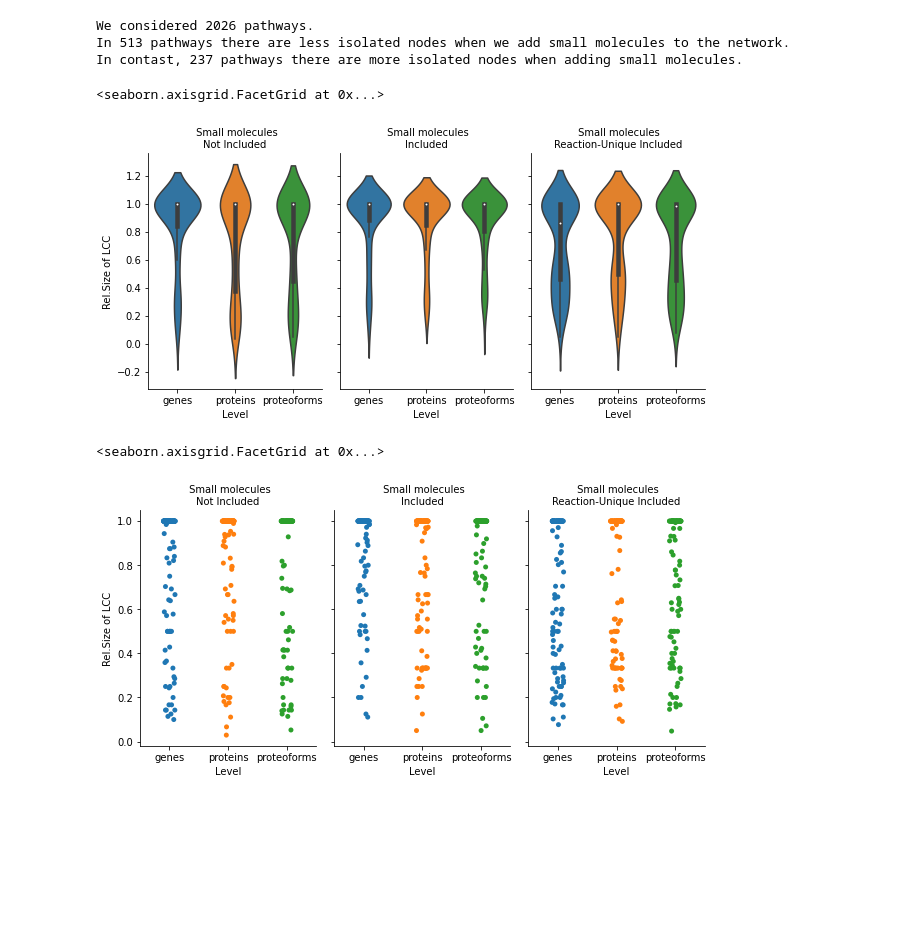
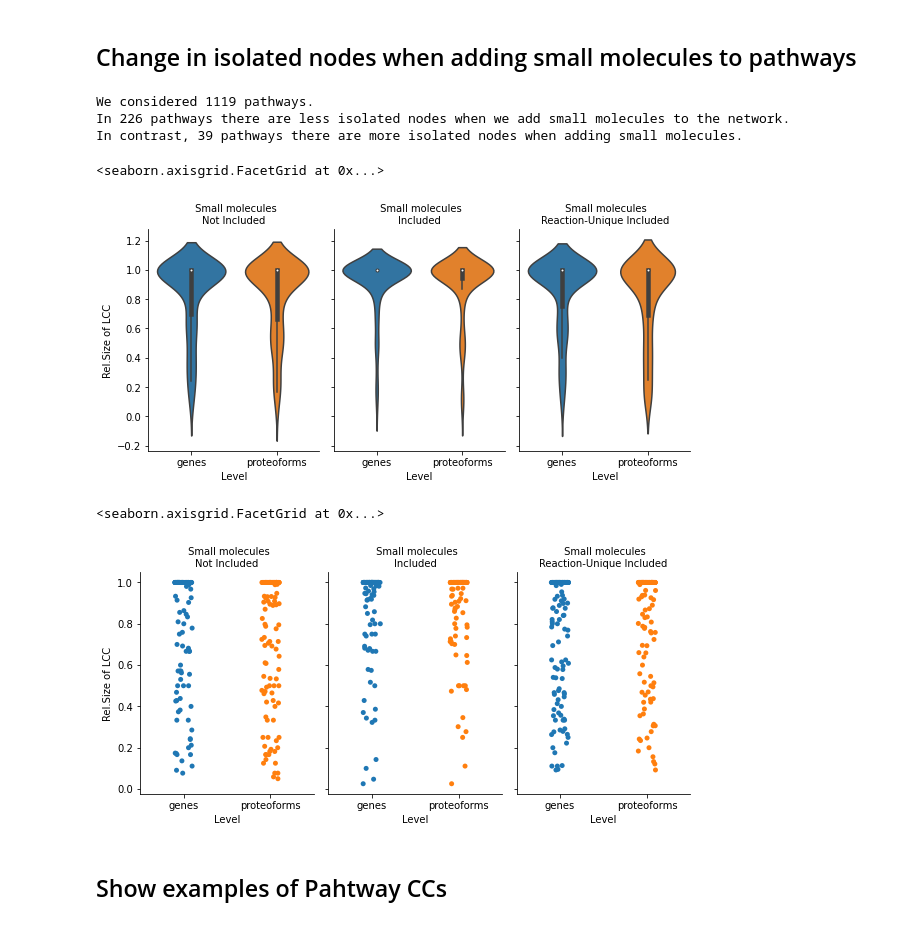
Before and after one commit to PathwayAnalysisPlatform/ProteoformNetworks, a Jupyter notebook: src/Python/2_4_connectedness.ipynb, the cells around one changed output. Drawn from its saved outputs; the diff is of its cells as text; code cells hidden in the pictures; blank space fills up the shorter version.

Commit message:
Update connected components tables and figures to only genes and proteoforms

```diff
--- a/src/Python/2_4_connectedness.ipynb
+++ b/src/Python/2_4_connectedness.ipynb
@@ -24,4 +38,4 @@ Working directory: c:\git\pathwayanalysisplatform\proteoformnetworks
 # %%
 index = get_multiindex()
-interactomes_no_sm, interactomes_with_sm, interactomes_with_unique_sm = get_interactomes(GRAPHS_PATH)
-interactomes = [*interactomes_no_sm.values(), *interactomes_with_sm.values(), *interactomes_with_unique_sm.values()]
+interactomes_no_sm, interactomes_with_sm, interactomes_with_unique_sm = get_interactomes(DATA_REACTOME_PATH, INTERACTOMES_PATH)
+interactomes = [interactomes_no_sm[genes], interactomes_no_sm[proteoforms], interactomes_with_sm[genes], interactomes_with_sm[proteoforms], interactomes_with_unique_sm[genes], interactomes_with_unique_sm[proteoforms]]
@@ -106,0 +122,14 @@ df_interactomes[columns[2:]]
+# %%
+proteoforms_no_annotations = [node for node in interactomes_no_sm['proteoforms'].nodes if not any((c in {':', '-'}) for c in str(node))]
+proteoforms_with_annotations = [node for node in interactomes_no_sm['proteoforms'].nodes if any((c in {':', '-'}) for c in str(node))]
+
+pathways_map = nx.get_node_attributes(interactomes_no_sm[proteoforms], "pathways")
+selected_pathways = set()
+
+for proteoform in proteoforms_with_annotations:
+    for pathway in pathways_map[proteoform]:
+        selected_pathways.add(pathway)
+print(f"There are {len(selected_pathways)} pathways with proteoforms with annotations.")
+df_selected_pathways = pd.DataFrame(selected_pathways, columns=["Pathway"])
+df_selected_pathways.sort_values(by=["Pathway"], inplace=True)
+df_selected_pathways
@@ -172,0 +196,4 @@ df_pathways
+# %%
+df_ccs_pathways = pd.DataFrame.from_records(data_pathways, columns=columns_for_pathways)
+replace_methods(df_ccs_pathways)
+df_ccs_pathways
@@ -291,15 +337,19 @@ df_pathways_grouped
+# %% [markdown]
+## Change in isolated nodes when adding small molecules to pathways
 # %%
-import numpy as np
+df_no_sm = df_ccs_pathways[(df_ccs_pathways['Small Molecules'] == "Not Included") & (df_ccs_pathways['Level'] == f"{genes}")]
+df_with_sm = df_ccs_pathways[(df_ccs_pathways['Small Molecules'] == "Included") & (df_ccs_pathways['Level'] == f"{genes}")]
+df_with_ru_sm =  df_ccs_pathways[(df_ccs_pathways['Small Molecules'] == "Reaction-Unique Included") & (df_ccs_pathways['Level'] == f"{genes}")]
 
-df_no_sm = df_pathways[(df_pathways['Small Molecules'] == "Not Included") & (df_pathways['Entity Level'] == f"{config.proteins}")]
-df_with_sm = df_pathways[(df_pathways['Small Molecules'] == "Included") & (df_pathways['Entity Level'] == f"{config.proteins}")]
-df_with_sm
+# df_no_sm = df_pathways_grouped[(df_pathways_grouped['Small Molecules'] == "Not Included") & (df_pathways_grouped['Entity Level'] == f"{genes}")]
+# df_with_sm = df_pathways_grouped[(df_pathways_grouped['Small Molecules'] == "Included") & (df_pathways_grouped['Entity Level'] == f"{genes}")]
+# df_with_sm
 
-df_no_sm_isolated = df_no_sm[['Pathway', "Number of isolated nodes"]]
+df_no_sm_isolated = df_no_sm[['Pathway', "# Isolated nodes"]]
 df_no_sm_isolated.set_index('Pathway', inplace=True)
 df_no_sm_isolated
 
-df_with_sm_isolated = df_with_sm[['Pathway', "Number of isolated nodes"]]
+df_with_sm_isolated = df_with_sm[['Pathway', "# Isolated nodes"]]
 df_with_sm_isolated.set_index('Pathway', inplace=True)
 df_with_sm_isolated
 
@@ -310,32 +360,30 @@ print(f"We considered {len(result)} pathways.")
 print(f"In {np.count_nonzero(result['Num isolated no sm'] > result['Num isolated with sm'])} pathways there are less isolated nodes when we add small molecules to the network.")
 print(f"In contrast, {np.count_nonzero(result['Num isolated no sm'] < result['Num isolated with sm'])} pathways there are more isolated nodes when adding small molecules.")
 # %% [output]
-We considered 2026 pathways.
-In 513 pathways there are less isolated nodes when we add small molecules to the network.
-In contast, 237 pathways there are more isolated nodes when adding small molecules.
+We considered 1119 pathways.
+In 226 pathways there are less isolated nodes when we add small molecules to the network.
+In contrast, 39 pathways there are more isolated nodes when adding small molecules.
 # %%
-from config import SMALL_MOLECULES
-
-g = sns.catplot(x="Entity Level", y='Relative size of largest connected component',
+g = sns.catplot(x="Level", y='Relative size LCC',
                 col="Small Molecules",
-                data=df_pathways.sample(1000),
+                data=df_ccs_pathways.sample(1000),
                 kind="violin", split=True,
-                order=LEVELS, col_order=SMALL_MOLECULES,
+                order=[genes, proteoforms], col_order=SMALL_MOLECULES,
                 height=4, aspect=.7);
 # g.fig.suptitle("Small Molecules")
 # g.fig.subplots_adjust(top=0.85)
 g.set_titles(" Small molecules\n{col_name}")
 g.set_axis_labels("Level", 'Rel.Size of LCC')
 g.add_legend()
 # %% [output]
 <seaborn.axisgrid.FacetGrid at 0x...>
-[figure, old version]
+[figure, new version]
 # %%
-g = sns.catplot(x="Entity Level", y='Relative size of largest connected component',
+g = sns.catplot(x="Level", y='Relative size LCC',
                 col="Small Molecules",
-                data=df_pathways.sample(1000),
+                data=df_ccs_pathways.sample(1000),
                 kind="strip", split=True,
-                order=LEVELS, col_order=SMALL_MOLECULES,
+                order=[genes, proteoforms], col_order=SMALL_MOLECULES,
                 height=4, aspect=.7);
 # g.fig.suptitle("Small Molecules")
 # g.fig.subplots_adjust(top=0.85)
@@ -344,5 +392,7 @@ g.set_axis_labels("Level", 'Rel.Size of LCC')
 g.add_legend()
 # %% [output]
 <seaborn.axisgrid.FacetGrid at 0x...>
-[figure, old version]
+[figure, new version]
+# %% [markdown]
+## Show examples of Pahtway CCs
 # %%
```
Also changed, not shown: parts of 28 cells of this notebook, 6 other files.
